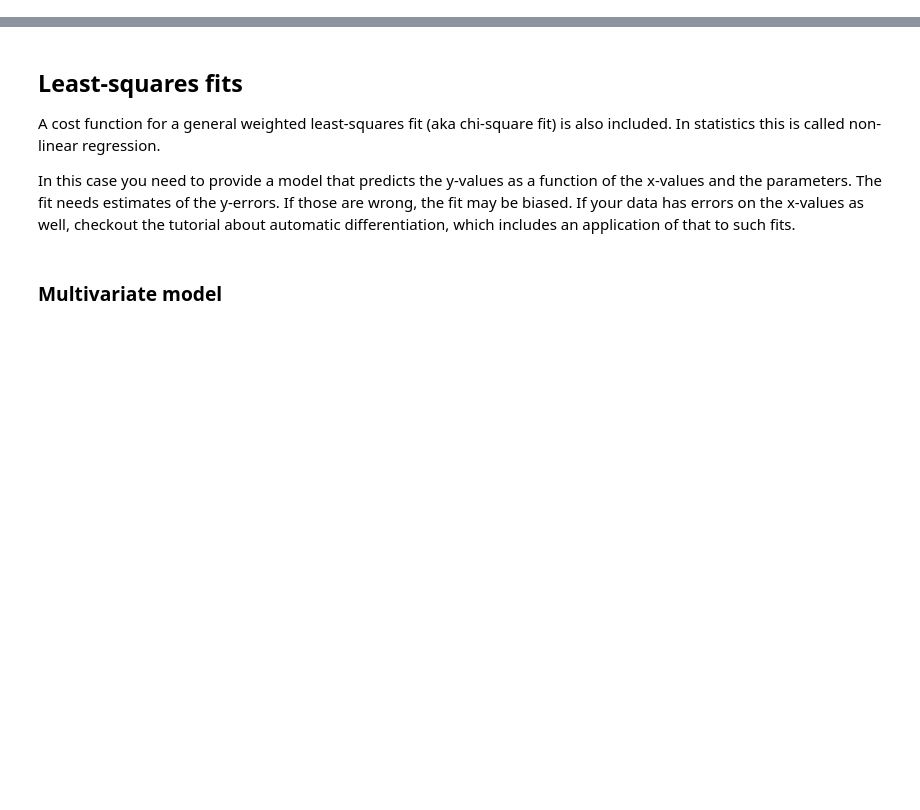
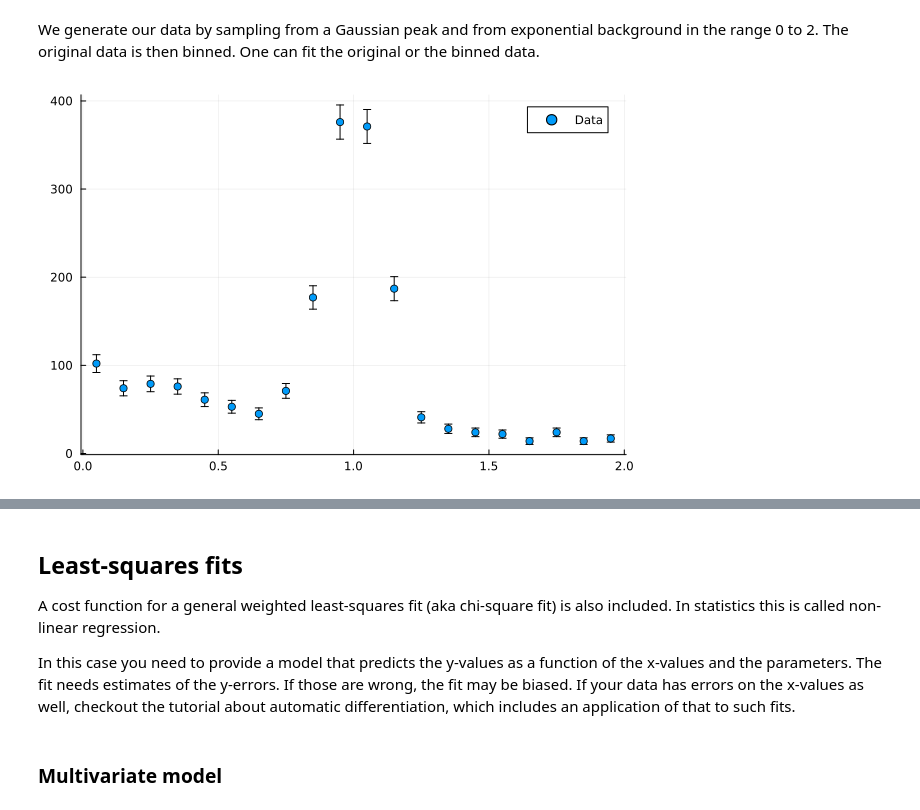
Before and after one commit to JuliaHEP/Minuit2.jl, a Jupyter notebook: examples/costfunctions.ipynb, the cells around one changed output, grey strips where cells are left out. Saved outputs shown, nothing was run; the diff lists cells and outputs as text; code cells hidden in the pictures; blank space fills up the shorter version.

```diff
--- a/examples/costfunctions.ipynb
+++ b/examples/costfunctions.ipynb
@@ -0,0 +15,15 @@
+# %% [markdown]
+We generate our data by sampling from a Gaussian peak and from exponential background in the range 0 to 2. The original data is then binned. One can fit the original or the binned data.
+# %%
+rng = (0, 2)
+xdata = 0.1 .* randn(1000) .+ 1
+ydata = rand(Exponential(1), length(xdata))
+xmix = vcat(xdata, ydata)
+xmix = xmix[(rng[1] .< xmix .< rng[2])]
+h = Hist1D(xmix, binedges=range(rng..., 21))
+x = bincenters(h)
+y = bincounts(h)
+dy = sqrt.(y)
+plot(x, y, yerr=dy, seriestype=:scatter, label="Data")
+# %% [output]
+[figure, added]
```
Also changed, not shown: parts of 9 cells of this notebook, 1 other file.
